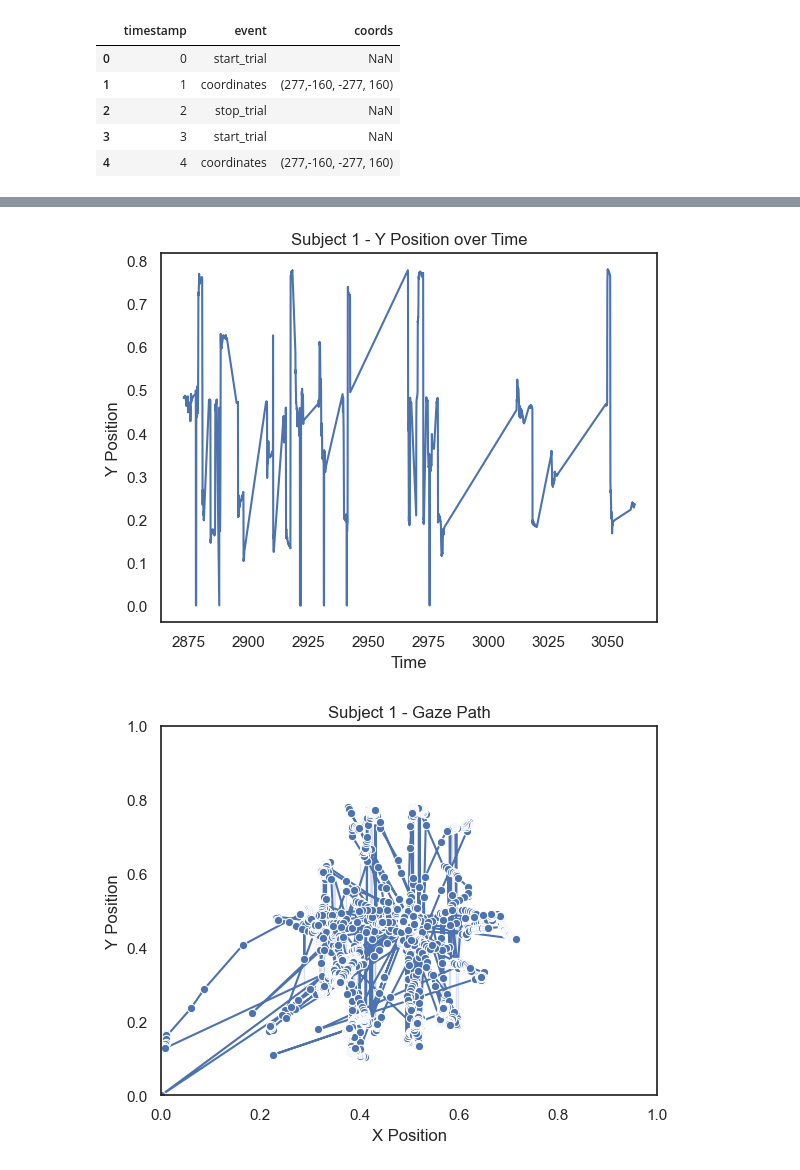
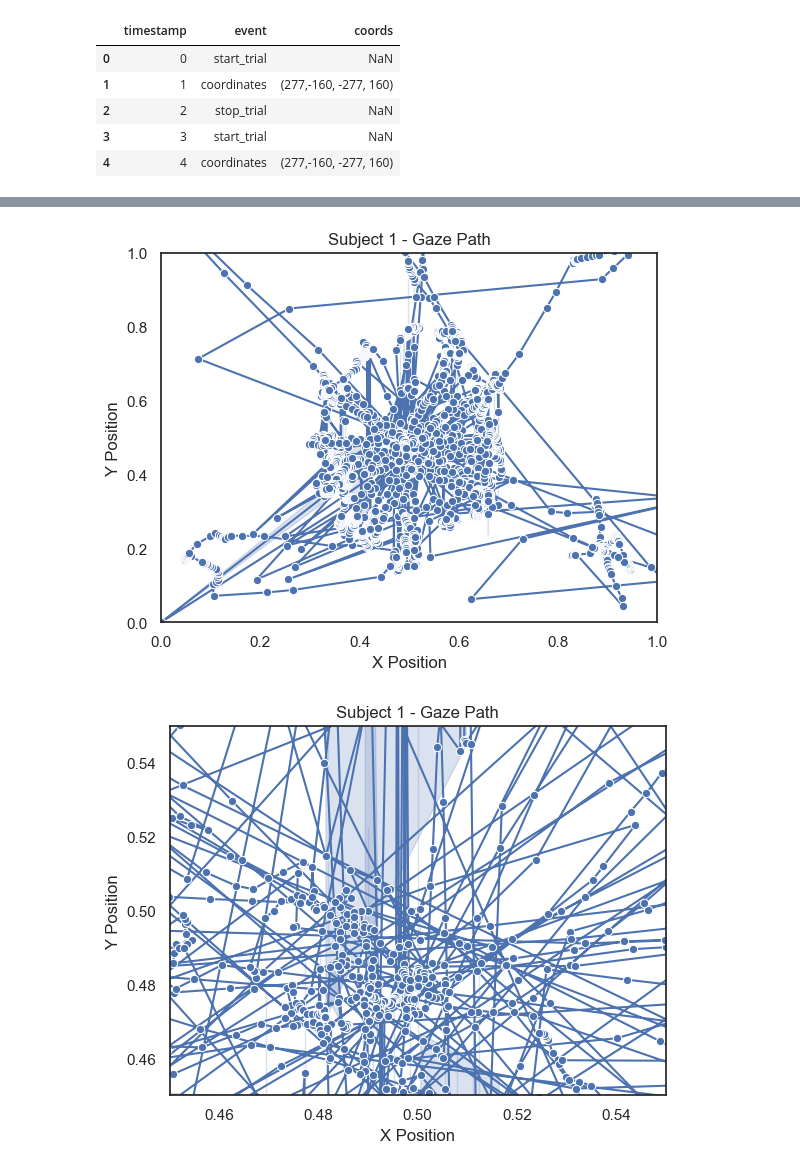
Before and after one commit to MaxBhdt/2024SoSe_EyeTracking, a Jupyter notebook: Lab/Experiment Pilot plot.ipynb, the cells around one changed output, grey strips where cells are left out. Drawn from its saved outputs; the diff is of its cells as text; code cells hidden in the pictures.

```diff
--- a/Lab/Experiment Pilot plot.ipynb
+++ b/Lab/Experiment Pilot plot.ipynb
@@ -160,25 +173,27 @@ plt.show()
 # %%
-# **Time vs. Y Plot**
-sns.lineplot(data=data, x="TIME", y="FPOGY")
+# **X vs. Y Plot (Gaze Path)**
+#sns.scatterplot(data_tsv=data_tsv, x="FPOGX", y="FPOGY", s=40, hue='FPOGID')  # Use scatterplot for gaze path
+sns.lineplot(data=data_tsv, x="FPOGX", y="FPOGY", marker='o', sort =False)  # Use scatterplot for gaze path
 # Zoom in on the x-axis between 0.6 and 0.7
-#plt.xlim(2505, 2530)
-plt.title(f"Subject {subject_index + 1} - Y Position over Time")
-plt.xlabel("Time")
+
+plt.title(f"Subject {subject_index + 1} - Gaze Path")
+plt.xlabel("X Position")
 plt.ylabel("Y Position")
+plt.xlim(0, 1)
+plt.ylim(0, 1)
 plt.show()
 # %% [output]
-[figure, old version]
+[figure, new version]
 # %%
 # **X vs. Y Plot (Gaze Path)**
-#sns.scatterplot(data=data, x="FPOGX", y="FPOGY", s=40, hue='FPOGID')  # Use scatterplot for gaze path
-sns.lineplot(data=data, x="FPOGX", y="FPOGY", marker='o', sort =False)  # Use scatterplot for gaze path
-# Zoom in on the x-axis between 0.6 and 0.7
-
+#sns.scatterplot(data_tsv=data_tsv, x="FPOGX", y="FPOGY", s=40, hue='FPOGID')  # Use scatterplot for gaze path
+sns.lineplot(data=data_tsv, x="FPOGX", y="FPOGY", marker='o', sort =False)  # Use scatterplot for gaze path
+# Zoom in on the x- and y-axis
+plt.xlim(0.45, 0.55)
+plt.ylim(0.45, 0.55)
 plt.title(f"Subject {subject_index + 1} - Gaze Path")
 plt.xlabel("X Position")
 plt.ylabel("Y Position")
-plt.xlim(0, 1)
-plt.ylim(0, 1)
 plt.show()
 # %% [output]
-[figure, old version]
+[figure, new version]
```
Also changed, not shown: parts of 19 cells of this notebook.
